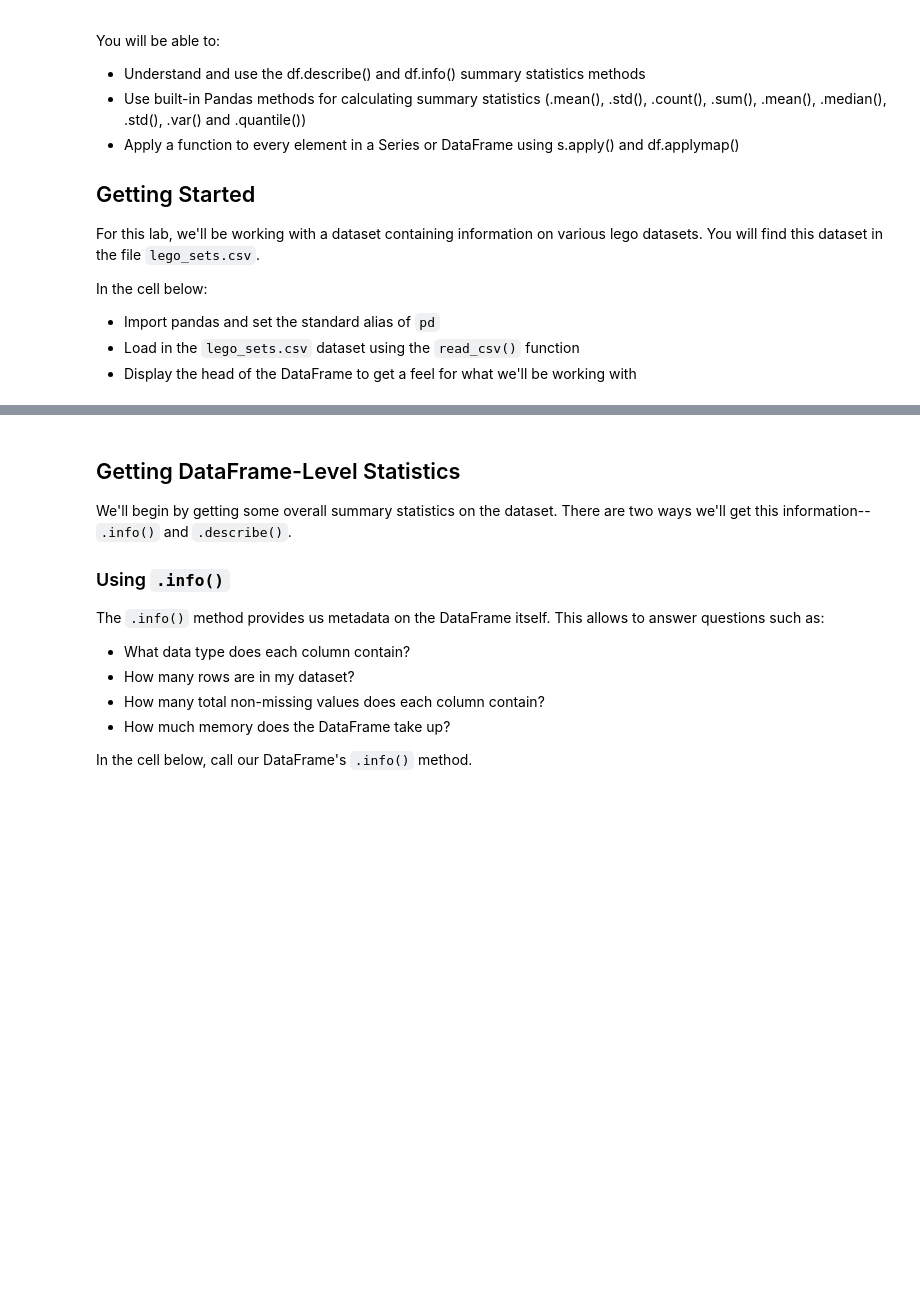
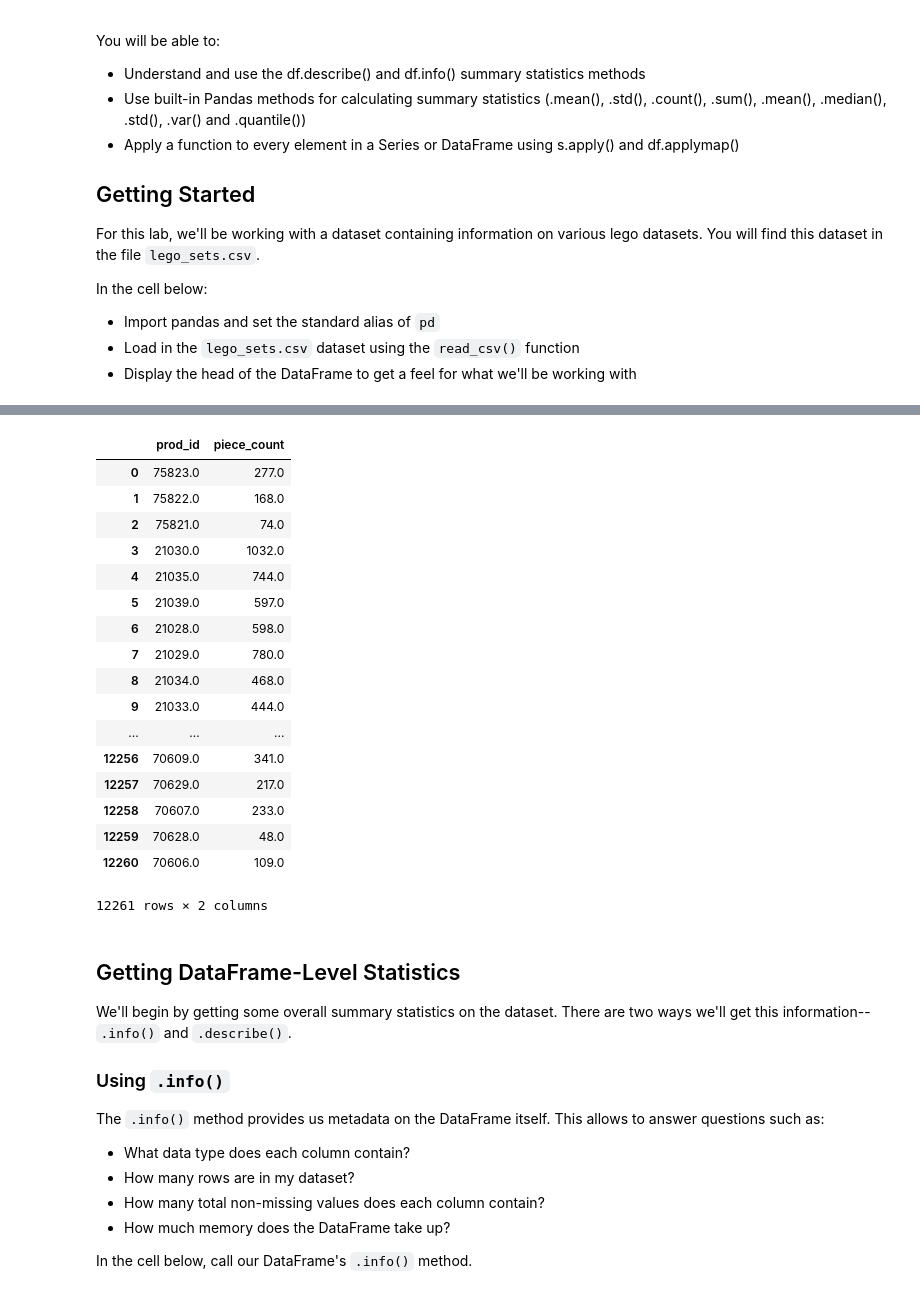
Before and after one commit to ulkuguneysu/dsc-statistical-methods-in-pandas-lab-nyc-ds-career-042219, a Jupyter notebook: index.ipynb, the cells around one changed output, grey strips where cells are left out. Drawn from its saved outputs; the diff is of its cells as text; code cells hidden in the pictures; blank space fills up the shorter version.

```diff
--- a/index.ipynb
+++ b/index.ipynb
@@ -33,7 +33,26 @@ df.head(2)
 | 1 | 6-12 | 19.99 | 2.0 | 168.0 | 4.0 | Launch a flying attack and rescue... | 75822.0 | Pilot Pig has taken off from Bird... | ... |
 # %%
 df5= df[['prod_id','piece_count']]
-df
+df5.unique
+# %% [output]
+|  | prod_id | piece_count |
+| 0 | 75823.0 | 277.0 |
+| 1 | 75822.0 | 168.0 |
+| 2 | 75821.0 | 74.0 |
+| 3 | 21030.0 | 1032.0 |
+| 4 | 21035.0 | 744.0 |
+| 5 | 21039.0 | 597.0 |
+| 6 | 21028.0 | 598.0 |
+| 7 | 21029.0 | 780.0 |
+| 8 | 21034.0 | 468.0 |
+| 9 | 21033.0 | 444.0 |
+| ... | ... | ... |
+| 12256 | 70609.0 | 341.0 |
+| 12257 | 70629.0 | 217.0 |
+| 12258 | 70607.0 | 233.0 |
+| 12259 | 70628.0 | 48.0 |
+| 12260 | 70606.0 | 109.0 |
+12261 rows × 2 columns
 # %% [markdown]
 ## Getting DataFrame-Level Statistics
 
```
